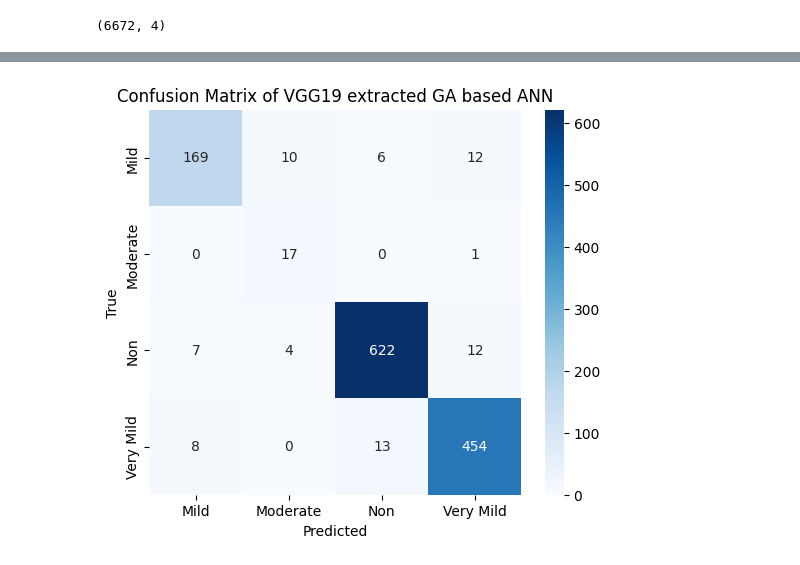
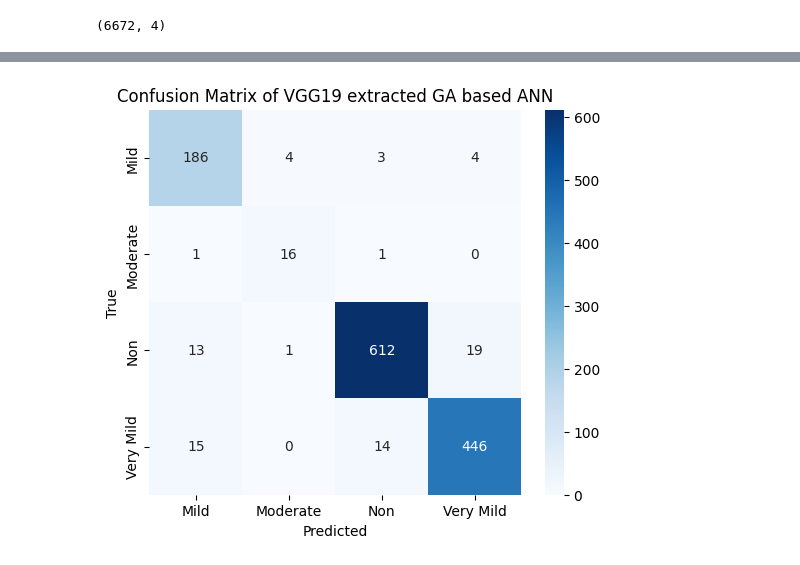
Before and after one commit to sai14karthik/Hybrid-Dementia-Model, a Jupyter notebook: model_building/ga_basedann.ipynb, the cells around one changed output, grey strips where cells are left out. Drawn from its saved outputs; the diff is of its cells as text; code cells hidden in the pictures.

```diff
--- a/model_building/ga_basedann.ipynb
+++ b/model_building/ga_basedann.ipynb
@@ -63,3 +63,5 @@ all_features.shape
 all_labels.shape
 # %% [output]
 (6672, 4)
+# %%
+y = np.argmax(all_labels, axis=1)
@@ -67,7 +73,7 @@ all_labels.shape
 from sklearn.model_selection import train_test_split
 import numpy as np
 
-x_train, x_test, y_train, y_test = train_test_split( all_features, all_labels, test_size=0.2, random_state=42 )
+x_train, x_test, y_train, y_test = train_test_split( all_features, y, test_size=0.2, random_state=42 )
 # %%
 num_classes=4
 # %%
@@ -150,7 +156,7 @@ for gen in range(NGEN):
 
         best_model.add(layers.Dense(4, activation='softmax'))
 
-        best_model.compile(optimizer='adam', loss='categorical_crossentropy', metrics=['accuracy'])
+        best_model.compile(optimizer='adam', loss='sparse_categorical_crossentropy', metrics=['accuracy'])
 
     print(f"Best individual in generation {gen}: {best_ind}")
     print(f"Best fitness in generation {gen}: {best_ind.fitness.values[0]}")
@@ -194,7 +200,7 @@ for _ in range(num_layers):
 
 model.add(layers.Dense(4, activation='softmax'))
 
-model.compile(optimizer='adam', loss='categorical_crossentropy', metrics=['accuracy'])
+model.compile(optimizer='adam', loss='sparse_categorical_crossentropy', metrics=['accuracy'])
 
 model.summary()
 # %% [output]
@@ -271,15 +279,15 @@ weighted avg       0.95      0.95      0.95      1335
 # %%
-cm = confusion_matrix(y_test_classes, y_pred_classes)
+cm = confusion_matrix(y_test, y_pred_classes)
 
 # Plot the confusion matrix using a heatmap
 plt.figure(figsize=(6, 5))
 sns.heatmap(cm, annot=True, fmt="d", cmap="Blues", xticklabels=["Mild", "Moderate", "Non", "Very Mild"], yticklabels=["Mild", "Moderate", "Non", "Very Mild"])
 plt.title("Confusion Matrix of VGG19 extracted GA based ANN")
 plt.xlabel("Predicted")
 plt.ylabel("True")
 plt.show()
 # %% [output]
-[figure, old version]
+[figure, new version]
 # %%
 plt.plot(history.history['accuracy'], label='Train Accuracy')
 plt.plot(history.history['val_accuracy'], label='Validation Accuracy')
```
Also changed, not shown: parts of 9 cells of this notebook, 1 other file.
